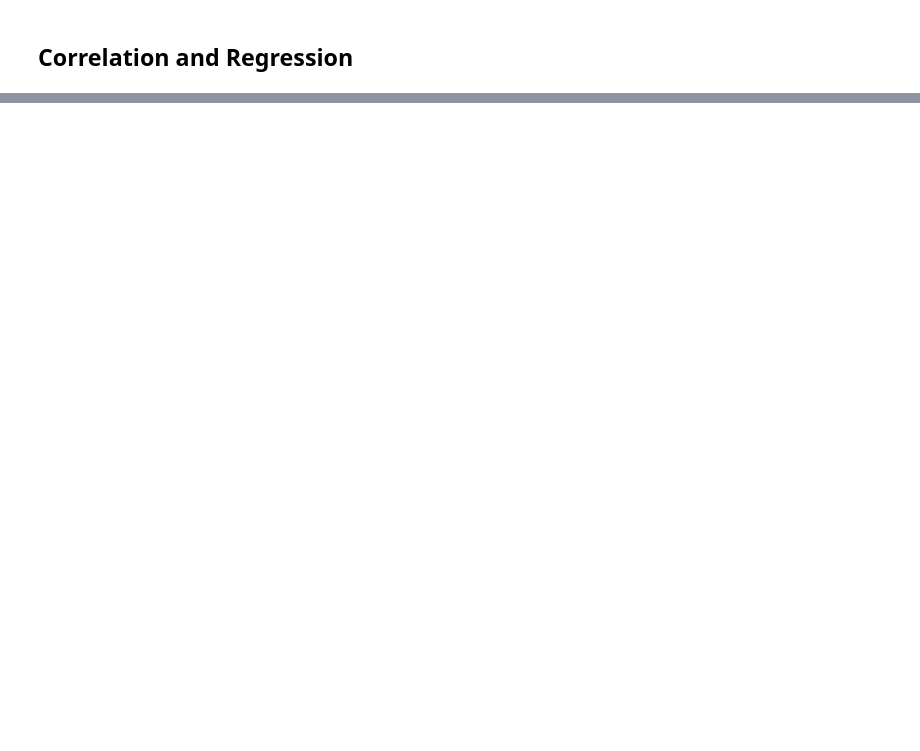
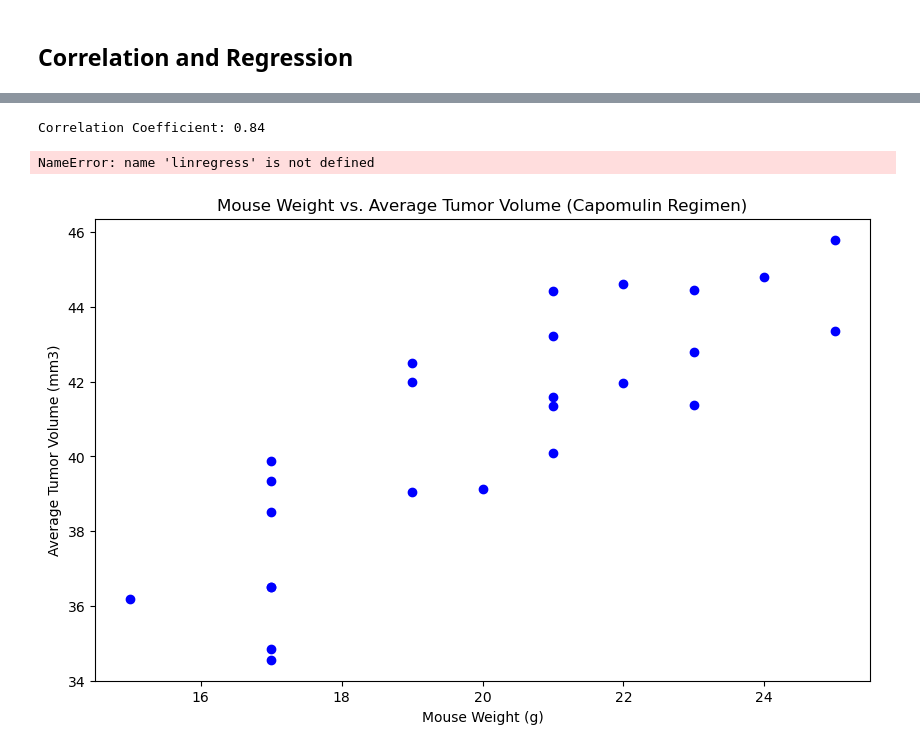
Before and after one commit to a-dhil/matplotlib-challenge, a Jupyter notebook: Pymaceuticals/pymaceuticals_starter.ipynb, the cells around one changed output, grey strips where cells are left out. Cells and saved outputs as stored; diff of their text form; code cells hidden in the pictures; blank space fills up the shorter version.

```diff
--- a/Pymaceuticals/pymaceuticals_starter.ipynb
+++ b/Pymaceuticals/pymaceuticals_starter.ipynb
@@ -239,0 +351,45 @@ The correlation between mouse weight and the average tumor volume is 0.84
+# %%
+# Calculate the correlation coefficient and a linear regression model
+# for mouse weight and average observed tumor volume for the entire Capomulin regimen
+
+
+
+# Filter the data for the Capomulin regimen
+capomulin_data = clean_study_data_complete[clean_study_data_complete['Drug Regimen'] == 'Capomulin']
+
+# Calculate the average observed tumor volume for each mouse in Capomulin regimen
+average_tumor_volume = capomulin_data.groupby('Mouse ID')['Tumor Volume (mm3)'].mean()
+# Calculate the corresponding mouse weights
+mouse_weights = capomulin_data.groupby('Mouse ID')['Weight (g)'].mean()
+
+# Create a scatter plot
+plt.figure(figsize=(10, 6))
+plt.scatter(mouse_weights, average_tumor_volume, marker='o', color='b')
+plt.title('Mouse Weight vs. Average Tumor Volume (Capomulin Regimen)')
+plt.xlabel('Mouse Weight (g)')
+plt.ylabel('Average Tumor Volume (mm3)')
+
+# Calculate the correlation coefficient
+correlation_coefficient = round(st.pearsonr(mouse_weights, average_tumor_volume)[0], 2)
+print(f"Correlation Coefficient: {correlation_coefficient}")
+
+# Perform linear regression
+slope, intercept, r_value, p_value, std_err = linregress(mouse_weights, average_tumor_volume)
+
+# Calculate the predicted values using the linear regression model
+predicted_values = slope * mouse_weights + intercept
+
+# Add the linear regression line to the scatter plot
+plt.plot(mouse_weights, predicted_values, color='red', linestyle='--', label=f'Linear Regression (R-squared = {r_value**2:.2f})')
+
+# Add a legend to the plot
+plt.legend()
+
+# Display the plot
+plt.grid(True)
+plt.tight_layout()
+plt.show()
+# %% [output]
+Correlation Coefficient: 0.84
+NameError: name 'linregress' is not defined
+[figure, added]
```
Also changed, not shown: parts of 9 cells of this notebook.
